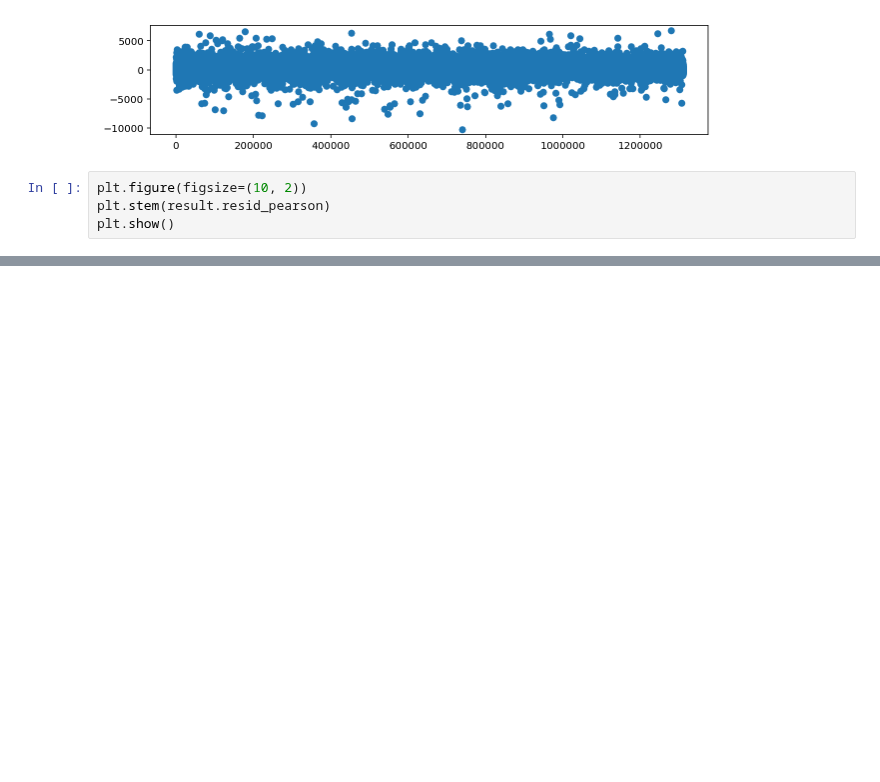
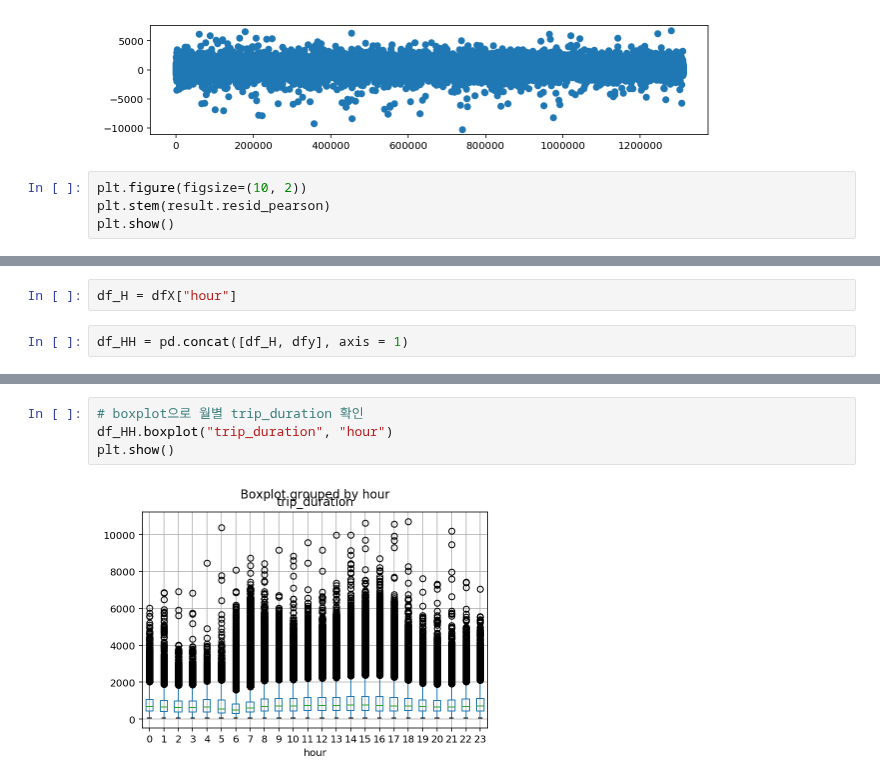
Before and after one commit to Moons08/dss-project-taxi, a Jupyter notebook: JI/liner_regression.ipynb, the cells around one changed output, grey strips where cells are left out. Saved outputs shown, nothing was run; the diff lists cells and outputs as text; blank space fills up the shorter version.

```diff
--- a/JI/liner_regression.ipynb
+++ b/JI/liner_regression.ipynb
@@ -222,0 +301,4 @@ plt.show()
+# %%
+df_H = dfX["hour"]
+# %%
+df_HH = pd.concat([df_H, dfy], axis = 1)
@@ -222,0 +314,6 @@ plt.show()
+# %%
+# boxplot으로 월별 trip_duration 확인
+df_HH.boxplot("trip_duration", "hour")
+plt.show()
+# %% [output]
+[figure, added]
```
Also changed, not shown: parts of 23 cells of this notebook, 1 other file.
